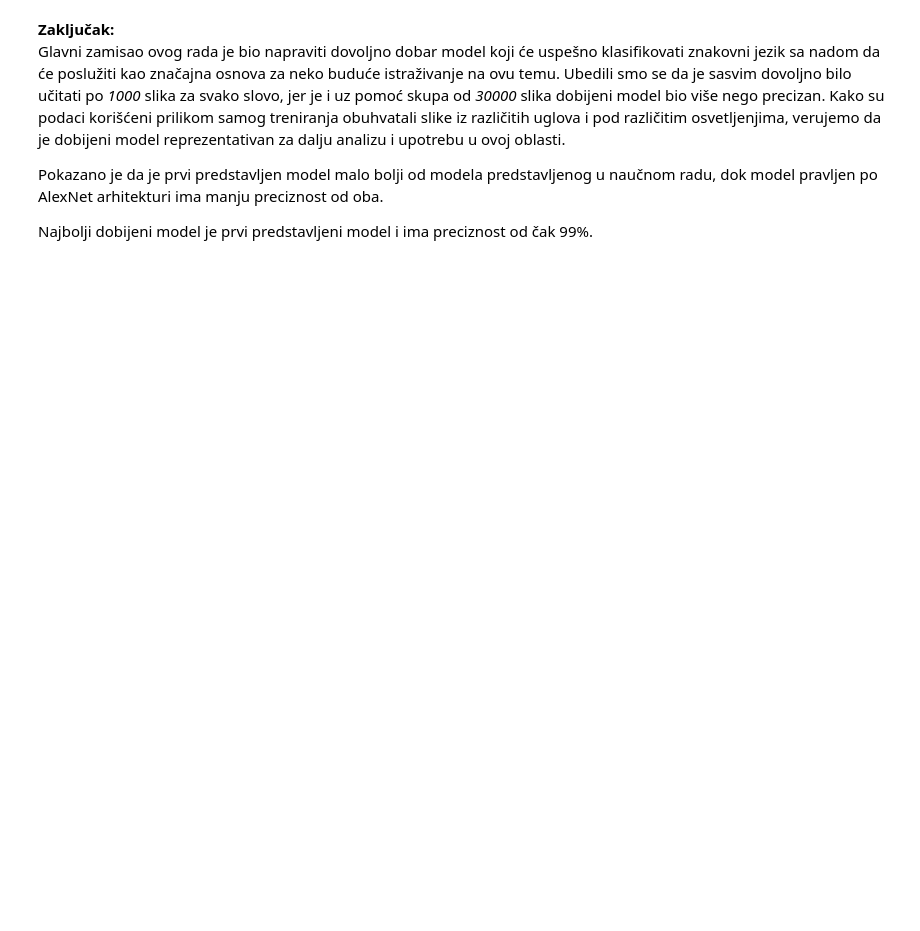
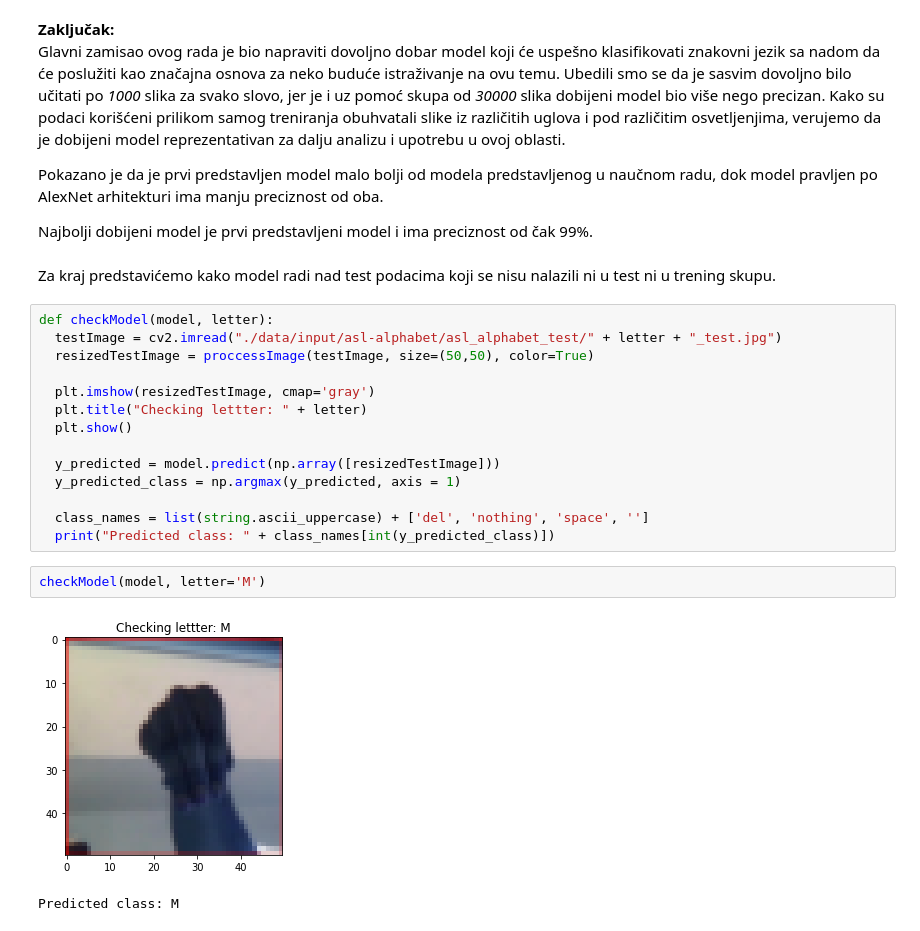
Before and after one commit to zokaaagajich/SignLanguage-ML, a Jupyter notebook: signLanguage-ML.ipynb, the cells around one changed output. Drawn from its saved outputs; the diff is of its cells as text; blank space fills up the shorter version.

Commit message:
Add vgg16 text and final check

```diff
--- a/signLanguage-ML.ipynb
+++ b/signLanguage-ML.ipynb
@@ -827,3 +872,24 @@ Glavni zamisao ovog rada je bio napraviti dovoljno dobar model koji će uspešno
 Pokazano je da je prvi predstavljen model malo bolji od modela predstavljenog u naučnom radu, dok model pravljen po AlexNet arhitekturi ima manju preciznost od oba.
 
 Najbolji dobijeni model je prvi predstavljeni model i ima preciznost od čak 99%.
+# %% [markdown]
+Za kraj predstavićemo kako model radi nad test podacima koji se nisu nalazili ni u test ni u trening skupu.
+# %%
+def checkModel(model, letter):
+  testImage = cv2.imread("./data/input/asl-alphabet/asl_alphabet_test/" + letter + "_test.jpg")
+  resizedTestImage = proccessImage(testImage, size=(50,50), color=True)
+
+  plt.imshow(resizedTestImage, cmap='gray')
+  plt.title("Checking lettter: " + letter)
+  plt.show()
+
+  y_predicted = model.predict(np.array([resizedTestImage]))
+  y_predicted_class = np.argmax(y_predicted, axis = 1)
+
+  class_names = list(string.ascii_uppercase) + ['del', 'nothing', 'space', '']
+  print("Predicted class: " + class_names[int(y_predicted_class)])
+# %%
+checkModel(model, letter='M')
+# %% [output]
+[figure, added]
+Predicted class: M
```
Also changed, not shown: parts of 14 cells of this notebook.
